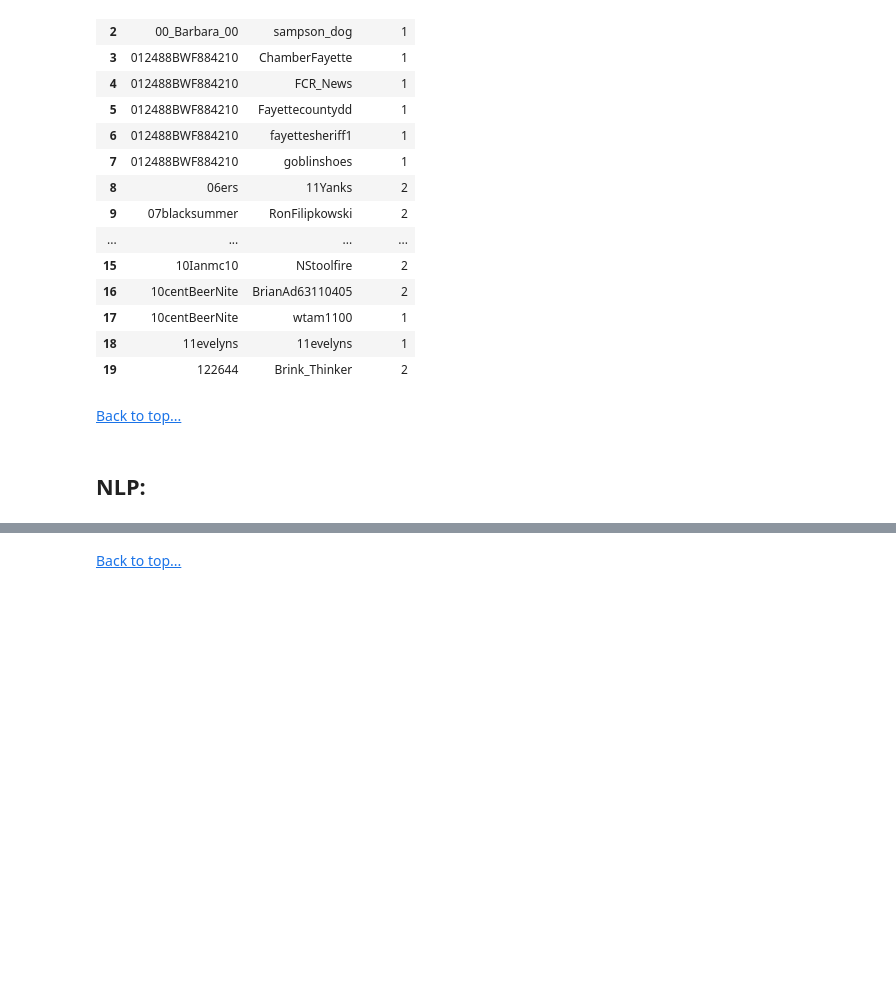
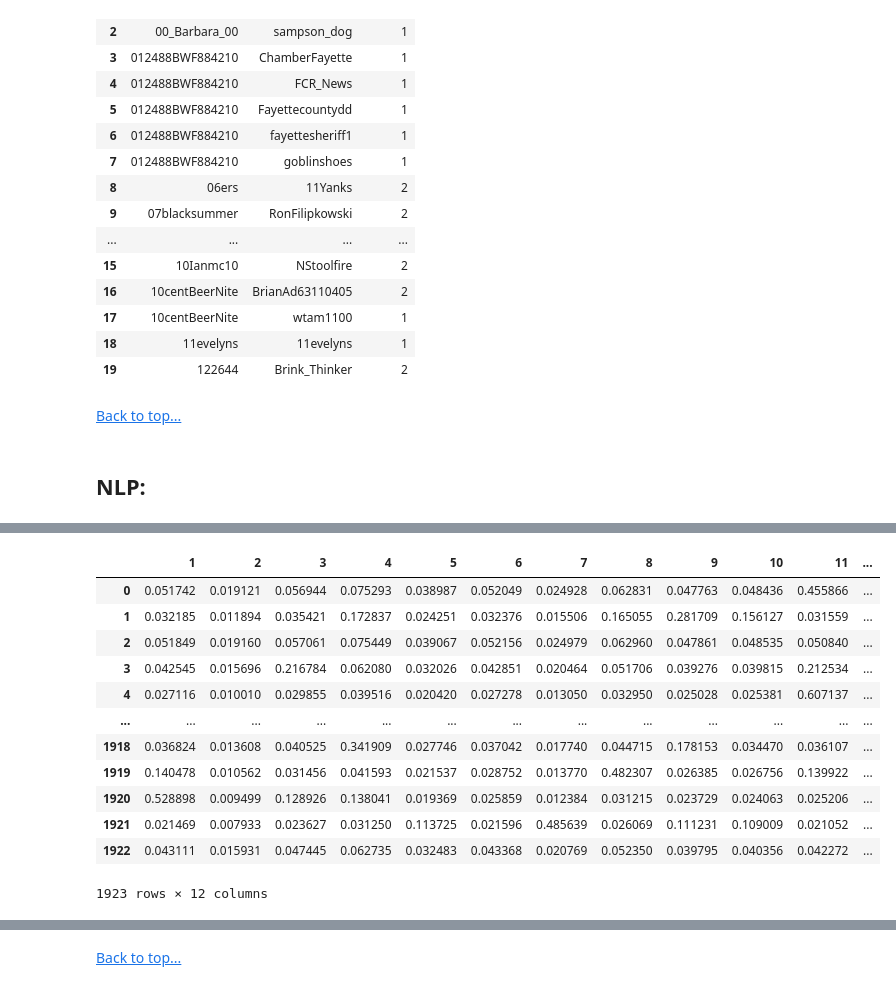
Before and after one commit to datadoctor100/twitter_analysis, a Jupyter notebook: twitter_news.ipynb, the cells around one changed output, grey strips where cells are left out. Saved outputs shown, nothing was run; the diff lists cells and outputs as text; code cells hidden in the pictures; blank space fills up the shorter version.

```diff
--- a/twitter_news.ipynb
+++ b/twitter_news.ipynb
@@ -302,0 +385,11 @@ g = nx.from_pandas_edgelist(weights)
+# %%
+# 12 topic optimal
+model = gensim.models.ldamodel.LdaModel(corpus = corpus,
+                                        id2word = words,
+                                        num_topics = 12,
+                                        random_state = 100,
+                                        update_every = 1,
+                                        chunksize = 100,
+                                        passes = 10,
+                                        alpha = 'auto',)
+                                        #per_word_topics = True)
@@ -302,0 +422,23 @@ g = nx.from_pandas_edgelist(weights)
+# %%
+# Convert
+topic_assignments = model.get_document_topics(corpus, minimum_probability = 0)
+csr = gensim.matutils.corpus2csc(topic_assignments)
+topic_array = csr.T.toarray()
+topics = pd.DataFrame(topic_array)
+topics.columns = [n for n in range(1, 13)]
+# %%
+topics
+# %% [output]
+|  | 1 | 2 | 3 | 4 | 5 | 6 | 7 | 8 | 9 | 10 | 11 | ... |
+| 0 | 0.051742 | 0.019121 | 0.056944 | 0.075293 | 0.038987 | 0.052049 | 0.024928 | 0.062831 | 0.047763 | 0.048436 | 0.455866 | ... |
+| 1 | 0.032185 | 0.011894 | 0.035421 | 0.172837 | 0.024251 | 0.032376 | 0.015506 | 0.165055 | 0.281709 | 0.156127 | 0.031559 | ... |
+| 2 | 0.051849 | 0.019160 | 0.057061 | 0.075449 | 0.039067 | 0.052156 | 0.024979 | 0.062960 | 0.047861 | 0.048535 | 0.050840 | ... |
+| 3 | 0.042545 | 0.015696 | 0.216784 | 0.062080 | 0.032026 | 0.042851 | 0.020464 | 0.051706 | 0.039276 | 0.039815 | 0.212534 | ... |
+| 4 | 0.027116 | 0.010010 | 0.029855 | 0.039516 | 0.020420 | 0.027278 | 0.013050 | 0.032950 | 0.025028 | 0.025381 | 0.607137 | ... |
+| ... | ... | ... | ... | ... | ... | ... | ... | ... | ... | ... | ... | ... |
+| 1918 | 0.036824 | 0.013608 | 0.040525 | 0.341909 | 0.027746 | 0.037042 | 0.017740 | 0.044715 | 0.178153 | 0.034470 | 0.036107 | ... |
+| 1919 | 0.140478 | 0.010562 | 0.031456 | 0.041593 | 0.021537 | 0.028752 | 0.013770 | 0.482307 | 0.026385 | 0.026756 | 0.139922 | ... |
+| 1920 | 0.528898 | 0.009499 | 0.128926 | 0.138041 | 0.019369 | 0.025859 | 0.012384 | 0.031215 | 0.023729 | 0.024063 | 0.025206 | ... |
+| 1921 | 0.021469 | 0.007933 | 0.023627 | 0.031250 | 0.113725 | 0.021596 | 0.485639 | 0.026069 | 0.111231 | 0.109009 | 0.021052 | ... |
+| 1922 | 0.043111 | 0.015931 | 0.047445 | 0.062735 | 0.032483 | 0.043368 | 0.020769 | 0.052350 | 0.039795 | 0.040356 | 0.042272 | ... |
+1923 rows × 12 columns
```
Also changed, not shown: parts of 43 cells of this notebook.
